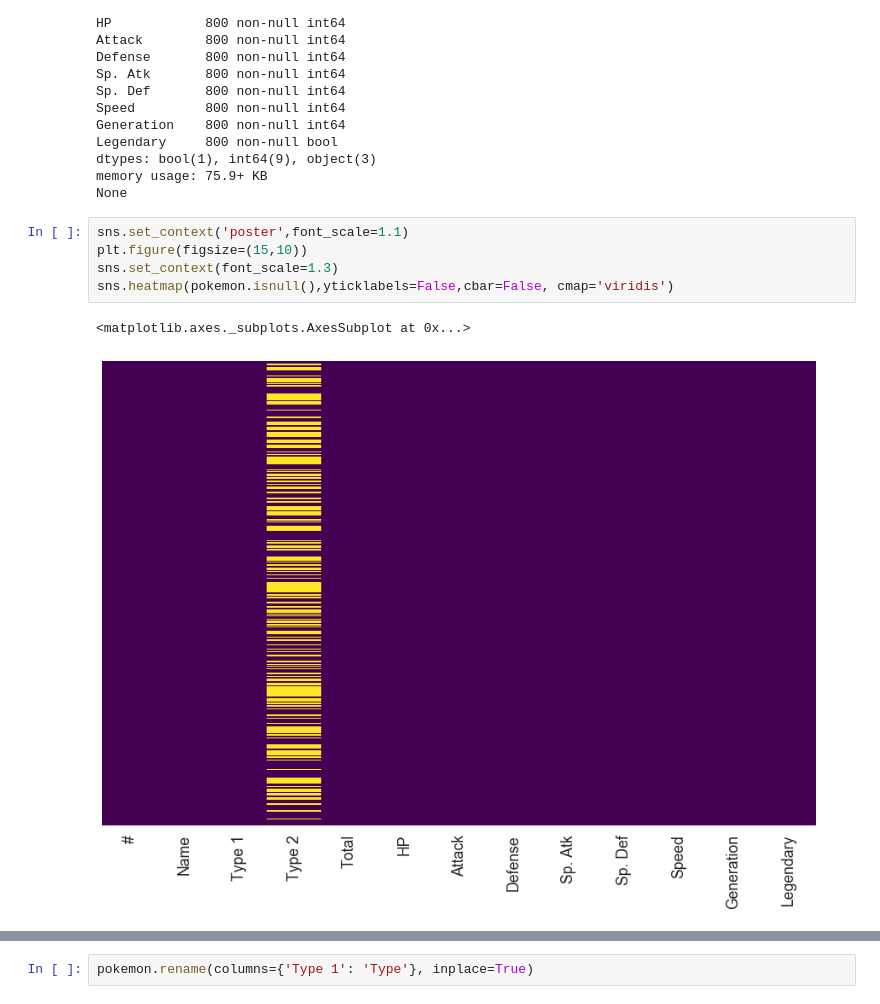
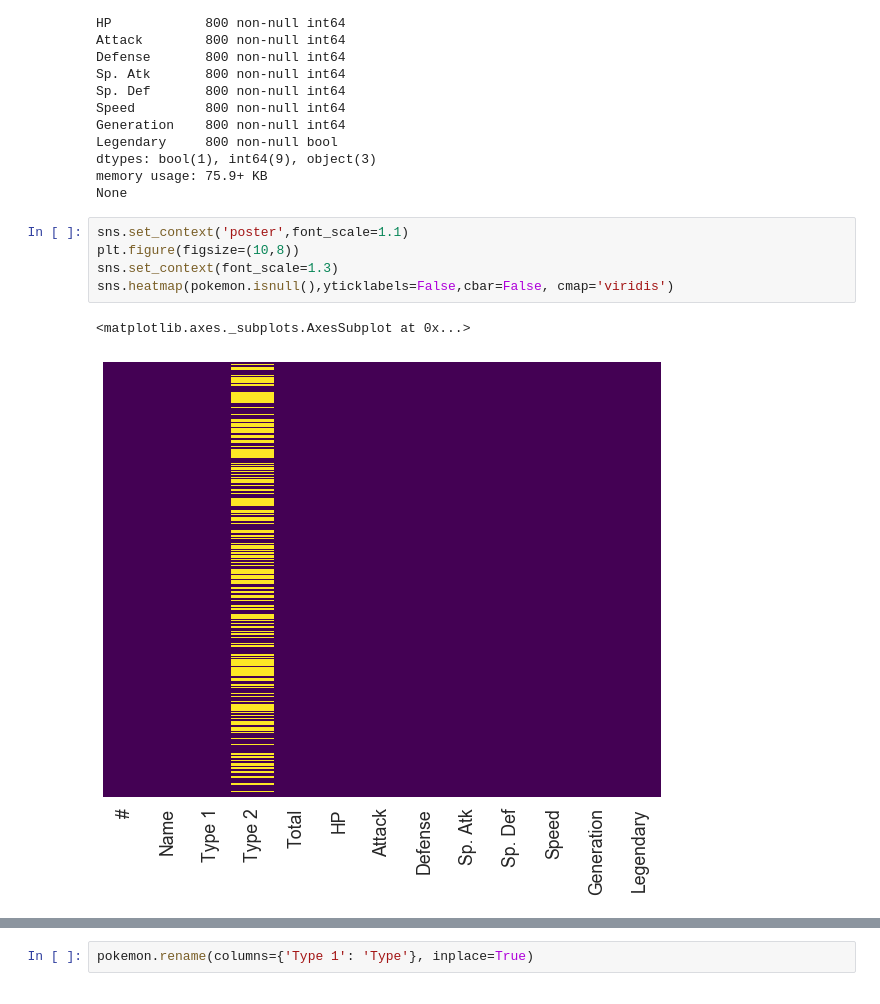
Before and after one commit to stefanosarta/pokemons, a Jupyter notebook: pokemons.ipynb, the cells around one changed output, grey strips where cells are left out. Saved outputs shown, nothing was run; the diff lists cells and outputs as text.

```diff
--- a/pokemons.ipynb
+++ b/pokemons.ipynb
@@ -41,9 +41,9 @@ memory usage: 75.9+ KB
 None
 # %%
 sns.set_context('poster',font_scale=1.1)
-plt.figure(figsize=(15,10))
+plt.figure(figsize=(10,8))
 sns.set_context(font_scale=1.3)
 sns.heatmap(pokemon.isnull(),yticklabels=False,cbar=False, cmap='viridis')
 # %% [output]
 <matplotlib.axes._subplots.AxesSubplot at 0x...>
-[figure, old version]
+[figure, new version]
```
Also changed, not shown: parts of 4 cells of this notebook, 1 other file.
